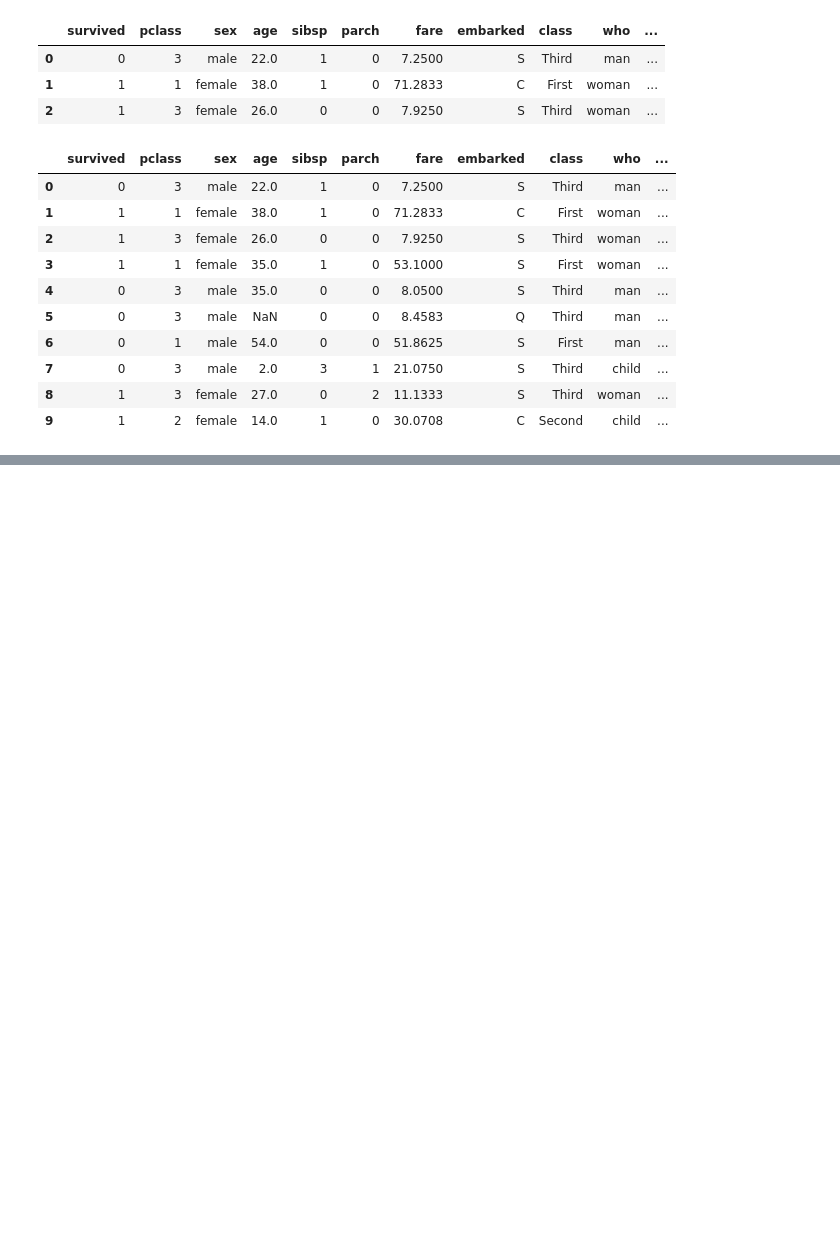
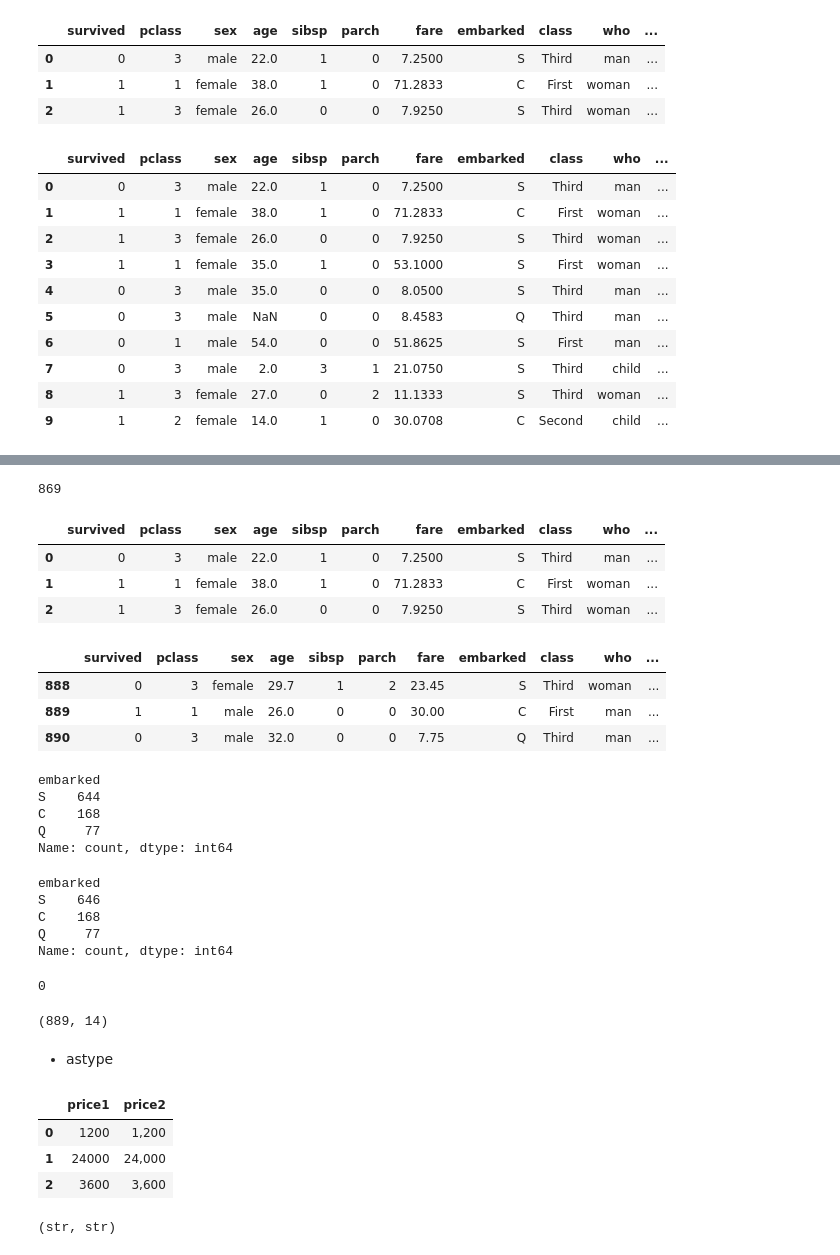
Before and after one commit to dlaudgh/DataAnalysis_Lecture_2023.04, a Jupyter notebook: 02.Pandas/05.데이터조작.ipynb, the cells around one changed output, grey strips where cells are left out. Drawn from its saved outputs; the diff is of its cells as text; code cells hidden in the pictures; blank space fills up the shorter version.

```diff
--- a/02.Pandas/05.데이터조작.ipynb
+++ b/02.Pandas/05.데이터조작.ipynb
@@ -380,0 +408,3 @@ titanic.head(10)
+# %%
+dt = sns.load_dataset('titanic')
+dt.shape
@@ -380,0 +433,70 @@ titanic.head(10)
+# %%
+# 전체에서 결측치가 있는지 확인
+dt.isna().sum().sum()
+# %% [output]
+869
+# %%
+# deck 결측치가 너무 많아서 컬럼 삭제
+# del dt['deck']
+dt.drop(columns=['deck'], inplace=True)
+dt.head(3)
+# %% [output]
+|  | survived | pclass | sex | age | sibsp | parch | fare | embarked | class | who | ... |
+| 0 | 0 | 3 | male | 22.0 | 1 | 0 | 7.2500 | S | Third | man | ... |
+| 1 | 1 | 1 | female | 38.0 | 1 | 0 | 71.2833 | C | First | woman | ... |
+| 2 | 1 | 3 | female | 26.0 | 0 | 0 | 7.9250 | S | Third | woman | ... |
+# %%
+# age 결측치는 평균으로 대체
+dt.age.fillna(dt.age.mean().round(2), inplace=True)
+dt.tail(3)
+# %% [output]
+|  | survived | pclass | sex | age | sibsp | parch | fare | embarked | class | who | ... |
+| 888 | 0 | 3 | female | 29.7 | 1 | 2 | 23.45 | S | Third | woman | ... |
+| 889 | 1 | 1 | male | 26.0 | 0 | 0 | 30.00 | C | First | man | ... |
+| 890 | 0 | 3 | male | 32.0 | 0 | 0 | 7.75 | Q | Third | man | ... |
+# %%
+# embarked 결측치는 최빈값으로 대체
+dt.embarked.value_counts()
+# %% [output]
+embarked
+S    644
+C    168
+Q     77
+Name: count, dtype: int64
+# %%
+dt.embarked.fillna('S', inplace=True)
+dt.embarked.value_counts()
+# %% [output]
+embarked
+S    646
+C    168
+Q     77
+Name: count, dtype: int64
+# %%
+# embark_town 결측치는 행 삭제
+dt.dropna(subset=['embark_town'], inplace=True)
+dt.isna().sum().sum()
+# %% [output]
+0
+# %%
+dt.shape
+# %% [output]
+(889, 14)
+# %% [markdown]
+- astype
+# %%
+data = {
+    'price1': ['1200', '24000', '3600'],
+    'price2': ['1,200', '24,000', '3,600']
+}
+df4 = pd.DataFrame(data)
+df4
+# %% [output]
+|  | price1 | price2 |
+| 0 | 1200 | 1,200 |
+| 1 | 24000 | 24,000 |
+| 2 | 3600 | 3,600 |
+# %%
+type(df4.price1[0]), type(df4.price2[0])
+# %% [output]
+(str, str)
```
Also changed, not shown: parts of 30 cells of this notebook, 4 other files.
